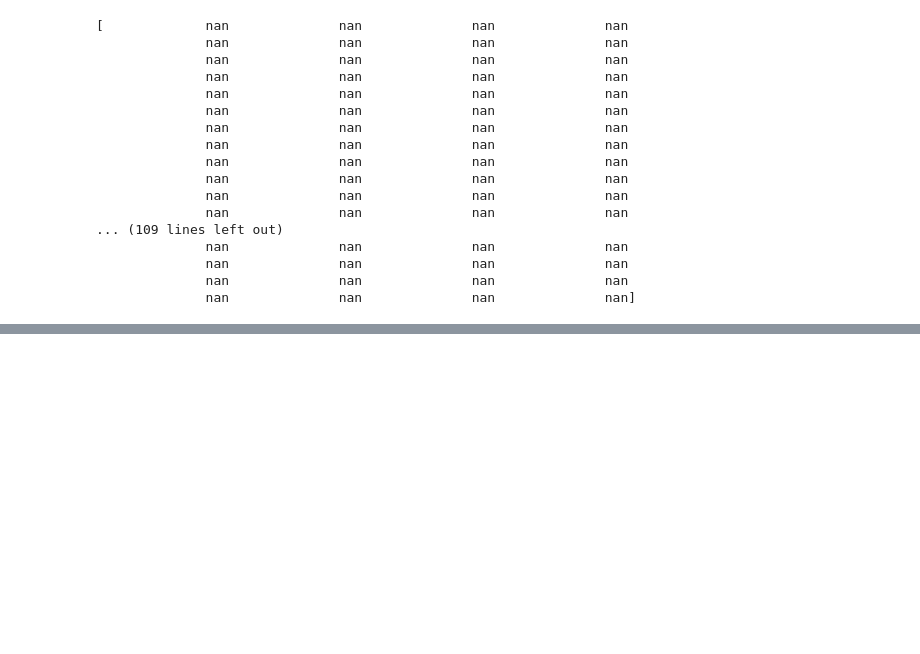
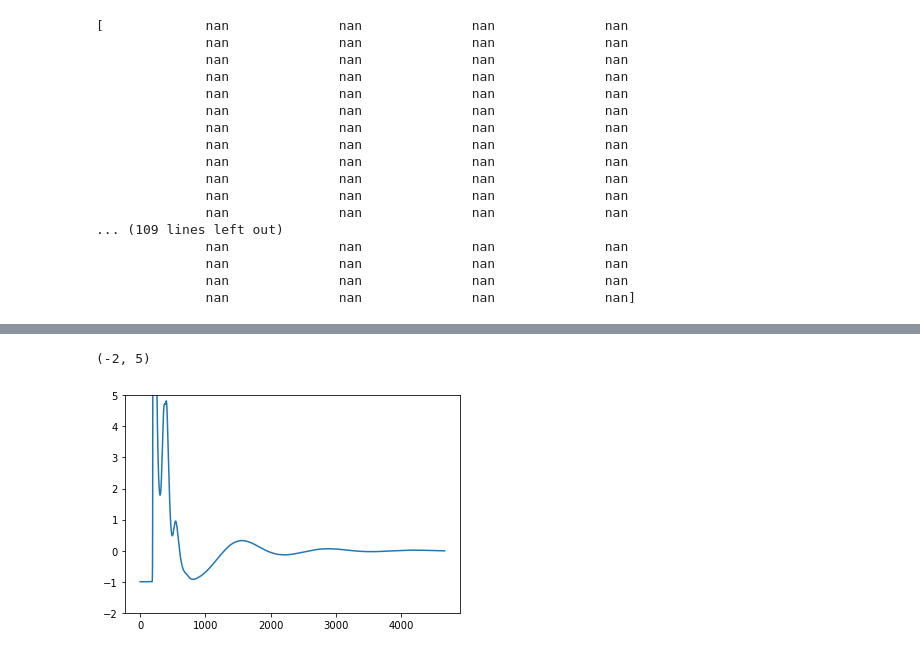
Before and after one commit to truskett-group-ut/relative_entropy_optimizer, a Jupyter notebook: relative_entropy_dev_notebook.ipynb, the cells around one changed output, grey strips where cells are left out. Saved outputs shown, nothing was run; the diff lists cells and outputs as text; code cells hidden in the pictures; blank space fills up the shorter version.

```diff
--- a/relative_entropy_dev_notebook.ipynb
+++ b/relative_entropy_dev_notebook.ipynb
@@ -1083,0 +1329,7 @@ print urs[:500]
+# %%
+plt.plot(ift/n)
+#plt.xlim(0, 5)
+plt.ylim(-2, 5)
+# %% [output]
+(-2, 5)
+[figure, added]
```
Also changed, not shown: parts of 34 cells of this notebook, 1 other file.
